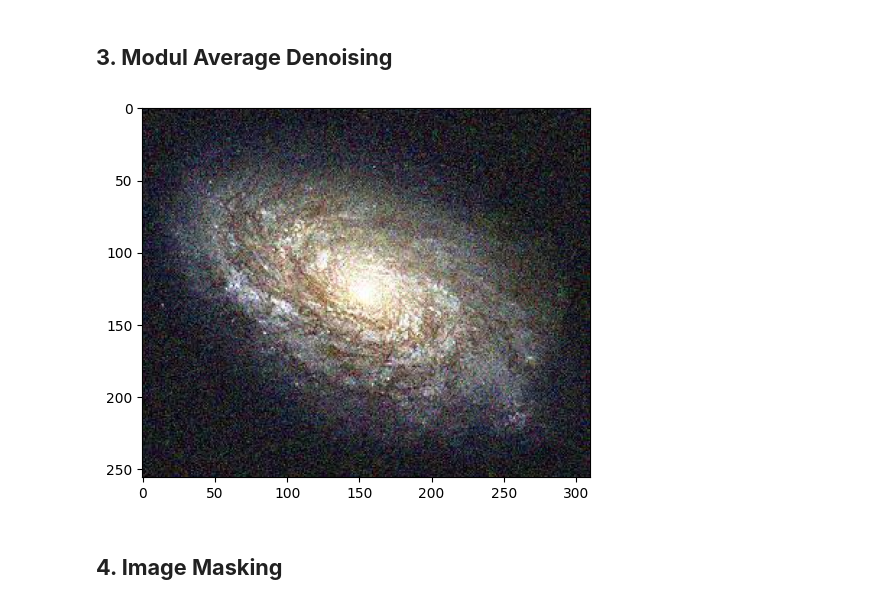
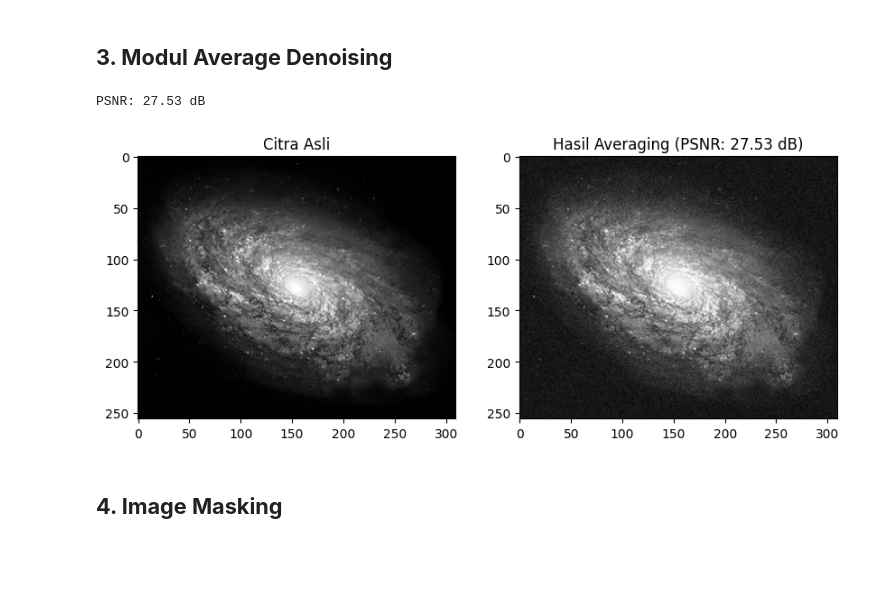
Before and after one commit to Haidarly2/PCVK_Semester_5, a Jupyter notebook: Pertemuan_5.ipynb, the cells around one changed output. Saved outputs shown, nothing was run; the diff lists cells and outputs as text; code cells hidden in the pictures; blank space fills up the shorter version.

```diff
--- a/Pertemuan_5.ipynb
+++ b/Pertemuan_5.ipynb
@@ -123,31 +123,2 @@ else:
 # %% [markdown]
 ## **3. Modul Average Denoising**
-# %%
-import glob
-import cv2
-import matplotlib.pyplot as plt
-
-def load_images(folder_path, extensions=['.jpg', '.jpeg', '.png', '.bmp']):
-    images = []
-    for ext in extensions:
-        images.extend(glob.glob(f"{folder_path}/*{ext}"))
-    images = sorted(images)
-
-    cv_img = []
-    for img_path in images:
-        try:
-            img = cv2.imread(img_path)
-            cv_img.append(img)
-        except Exception as e:
-            print(f"Error reading image {img_path}: {e}")
-    return cv_img
-
-# Contoh penggunaan
-folder_path = '/content/drive/MyDrive/PCVK/Images/noises'
-images = load_images(folder_path)
-
-# Menampilkan gambar pertama
-plt.imshow(cv2.cvtColor(images[1], cv2.COLOR_BGR2RGB))
-plt.show()
-# %% [output]
-[figure, removed]
@@ -284,3 +125,54 @@ for noisy_img in noisy_images:
+# %%
+# Fungsi PSNR
+def calculate_psnr(original, denoised):
+    mse = np.mean((original - denoised) ** 2)
+    if mse == 0:
+        return float('inf')  # Jika tidak ada perbedaan
+    max_pixel = 255.0
+    psnr = 20 * np.log10(max_pixel / np.sqrt(mse))
+    return psnr
+
+# Membaca citra asli
+original_image = cv.imread('/content/drive/MyDrive/PCVK/Images/galaxy.jpg', cv.IMREAD_GRAYSCALE)
+
+# Memastikan citra asli berhasil dibaca
+if original_image is None:
+    print("Error: Citra asli tidak ditemukan!")
+    exit()
+
+# Membaca gambar dengan noise dari folder berdasarkan urutan nama (1.jpg hingga 100.jpg)
+cv_img = []
+for i in range(1, 101):  # Angka 1 hingga 100
+    img_path = f'/content/drive/MyDrive/PCVK/Images/noises/{i}.jpg'
+    n = cv.imread(img_path, cv.IMREAD_GRAYSCALE)
+    if n is not None:
+        cv_img.append(n)
+    else:
+        print(f"Error: Gambar {img_path} tidak ditemukan!")
+        exit()
+
+# Memastikan ada cukup gambar untuk averaging (minimal 5 gambar)
+if len(cv_img) < 5:
+    print("Error: Tidak cukup gambar di folder!")
+    exit()
+
+# Averaging 5 gambar pertama dari daftar
+average_image = np.mean(cv_img[:5], axis=0).astype(np.uint8)
+
+# Menghitung PSNR antara citra asli dan hasil averaging
+psnr_value = calculate_psnr(original_image, average_image)
+
+# Menampilkan hasil PSNR dan gambar
+print(f'PSNR: {psnr_value:.2f} dB')
+
+# Tampilkan citra asli dan citra hasil averaging
+plt.figure(figsize=(10,5))
+plt.subplot(1,2,1), plt.imshow(original_image, cmap='gray'), plt.title('Citra Asli')
+plt.subplot(1,2,2), plt.imshow(average_image, cmap='gray'), plt.title(f'Hasil Averaging (PSNR: {psnr_value:.2f} dB)')
+plt.show()
+# %% [output]
+PSNR: 27.53 dB
+[figure, added]
 # %% [markdown]
 ## **4. Image Masking**
 # %% [markdown]
```
Also changed, not shown: parts of 5 cells of this notebook.
